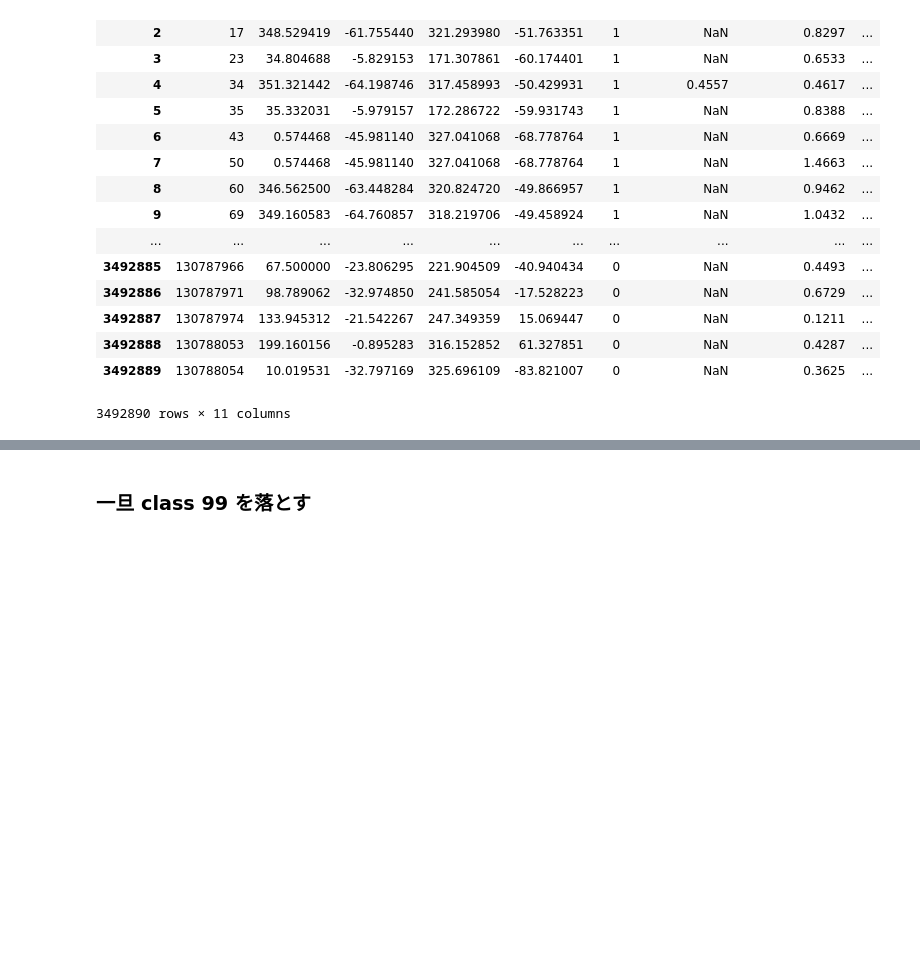
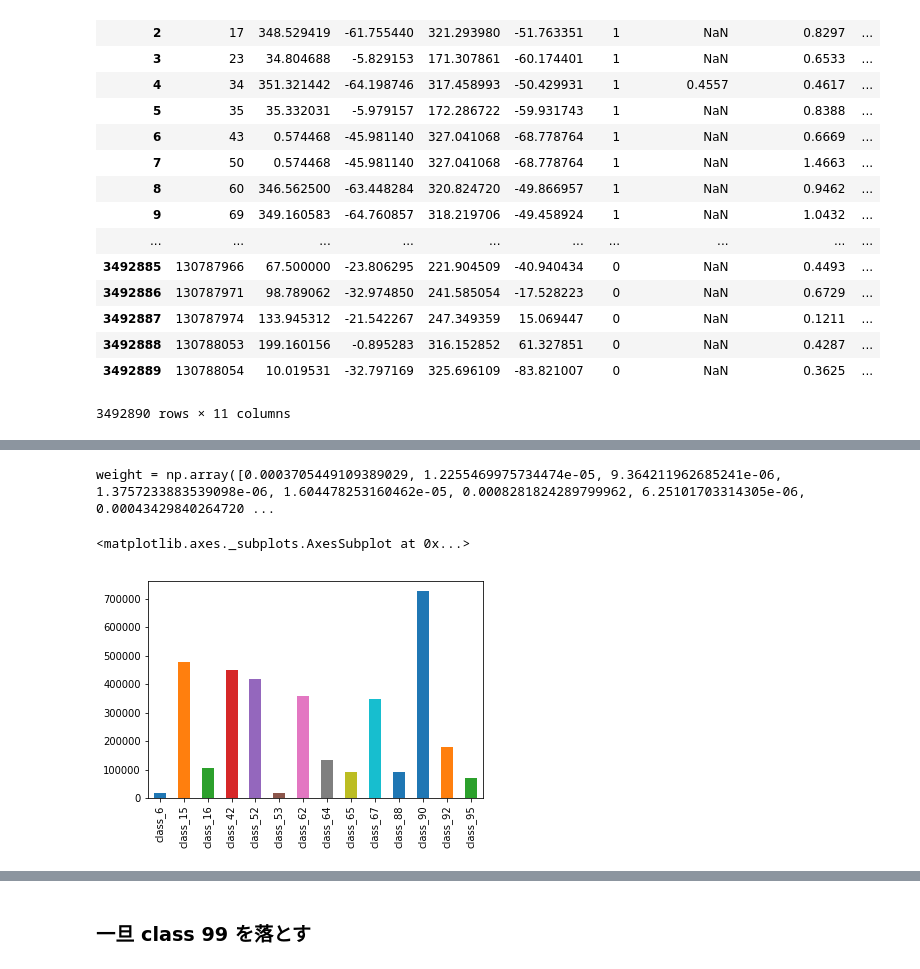
Before and after one commit to guchio3/kaggle-plasticc, a Jupyter notebook: notebook/for_submission.ipynb, the cells around one changed output, grey strips where cells are left out. Cells and saved outputs as stored; diff of their text form; code cells hidden in the pictures; blank space fills up the shorter version.

```diff
--- a/notebook/for_submission.ipynb
+++ b/notebook/for_submission.ipynb
@@ -33,0 +64,20 @@ df1 = pd.read_csv('../submissions/Booster_weight-multi-logloss-0.522158_2018-12-
+# %%
+def apply_weight(sub):
+    val = sub.iloc[:, 1:].values
+    val = np.clip(a=val, a_min=0, a_max=1)
+    weight = np.array([1, 2, 1, 1, 1, 1, 1, 2, 1, 1, 1, 1, 1, 1])
+    weight = weight / val.sum(axis=0)
+    print(f'weight = np.array({list(weight)})')
+    val *= weight
+    val /= val.sum(1)[:,None]
+    sub.iloc[:, 1:] = val
+    return sub, weight
+# %%
+res_sub, weight = apply_weight(df.reset_index())
+# %% [output]
+weight = np.array([0.0003705449109389029, 1.2255469975734474e-05, 9.364211962685241e-06, 1.3757233883539098e-06, 1.604478253160462e-05, 0.0008281824289799962, 6.25101703314305e-06, 0.00043429840264720 ...
+# %%
+pd.Series(res_sub.set_index('object_id').sum(0)).plot.bar()
+# %% [output]
+<matplotlib.axes._subplots.AxesSubplot at 0x...>
+[figure, added]
```
Also changed, not shown: parts of 21 cells of this notebook, 4 other files.
